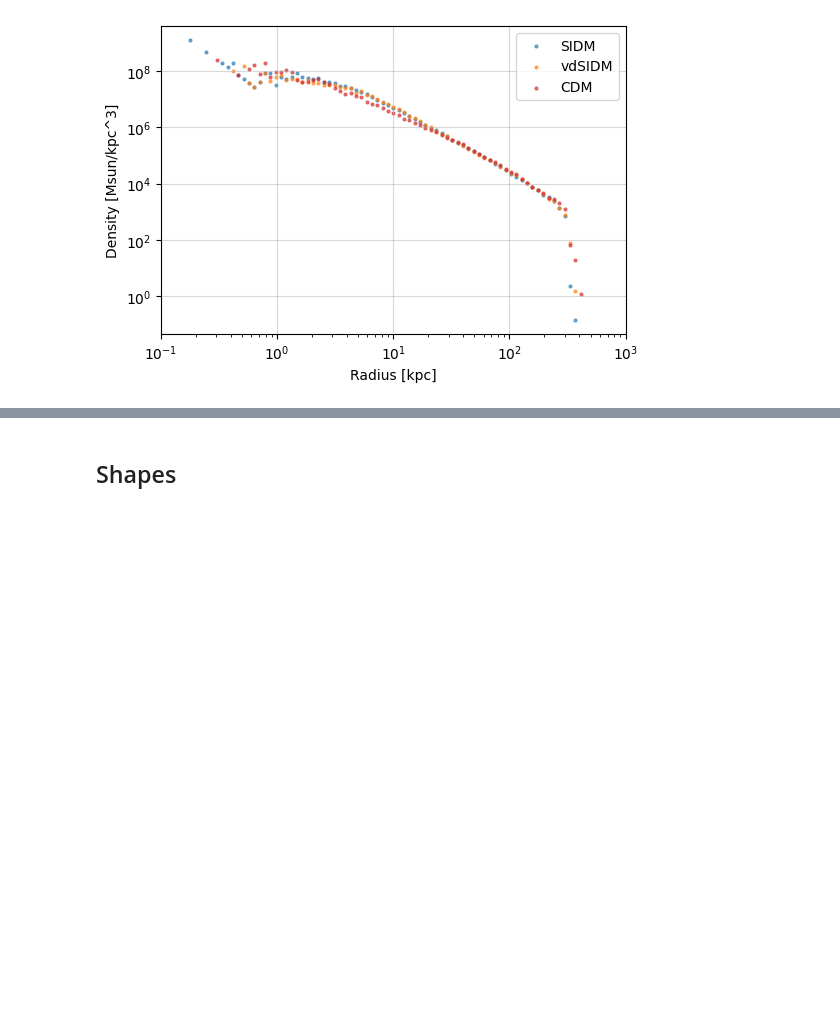
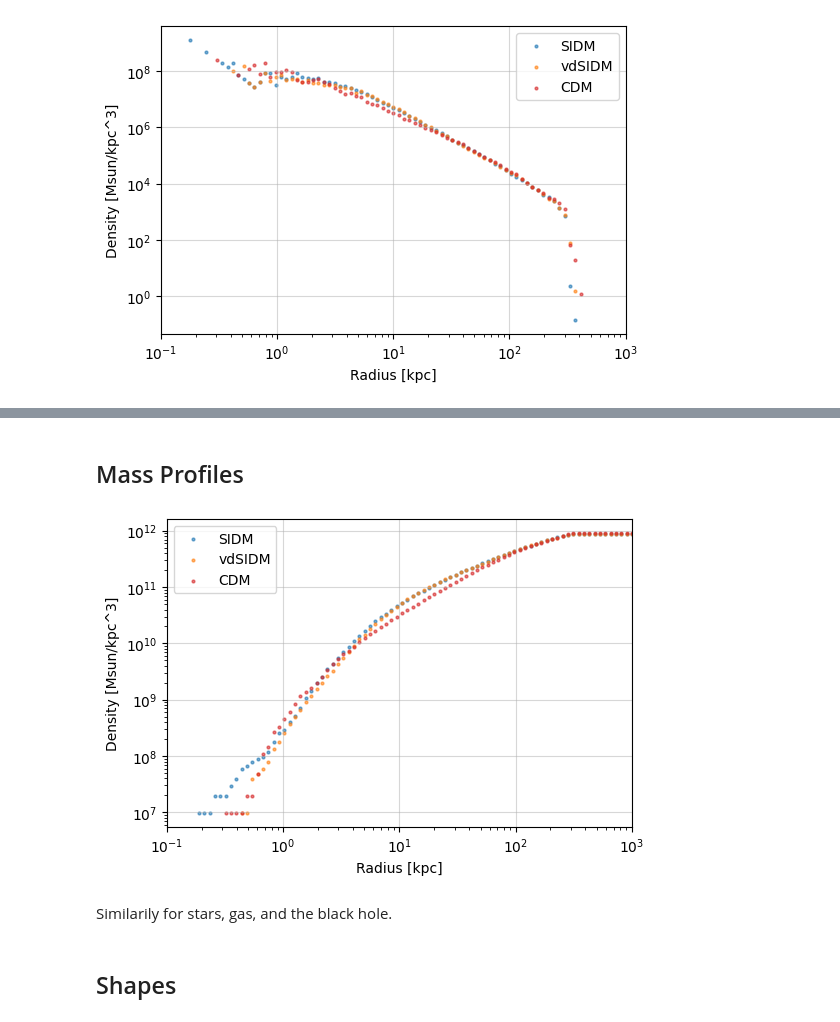
Before and after one commit to AdamSmithOrlik/nonspherical-sidm-jeans-model, a Jupyter notebook: examples/simulations.ipynb, the cells around one changed output, grey strips where cells are left out. Cells and saved outputs as stored; diff of their text form; code cells hidden in the pictures; blank space fills up the shorter version.

```diff
--- a/examples/simulations.ipynb
+++ b/examples/simulations.ipynb
@@ -60,3 +151,29 @@ plt.show()
+# %% [markdown]
+## Mass Profiles
+# %%
+# Load mass dictionaries from the class methods
+m_dm_sidm = sidm.dm_mass_enclosed() # keys are 'r', 'rho'
+m_dm_sidmv = sidmv.dm_mass_enclosed()
+m_dm_cdm = cdm.dm_mass_enclosed()
+
+
+plt.figure(figsize=(6,4))
+plt.scatter(m_dm_sidm['r'], m_dm_sidm['M_dm'], label=f"SIDM", c='C0', alpha=0.6, s=4)
+plt.scatter(m_dm_sidmv['r'], m_dm_sidmv['M_dm'], label=f"vdSIDM", c='C1', alpha=0.6, s=4)
+plt.scatter(m_dm_cdm['r'], m_dm_cdm['M_dm'], label=f"CDM", c='C3', alpha=0.6, s=4)
+
+plt.xlabel('Radius [kpc]')
+plt.ylabel('Density [Msun/kpc^3]')
+plt.xscale('log')
+plt.yscale('log')
+plt.xlim(0.1, 1000)
+plt.legend()
+plt.grid(True, which='major', alpha=0.5, axis='both')
+plt.show()
+# %% [output]
+[figure, added]
+# %% [markdown]
+Similarily for stars, gas, and the black hole.
 # %% [markdown]
 ## Shapes
 # %%
```
Also changed, not shown: parts of 19 cells of this notebook, 3 other files.
